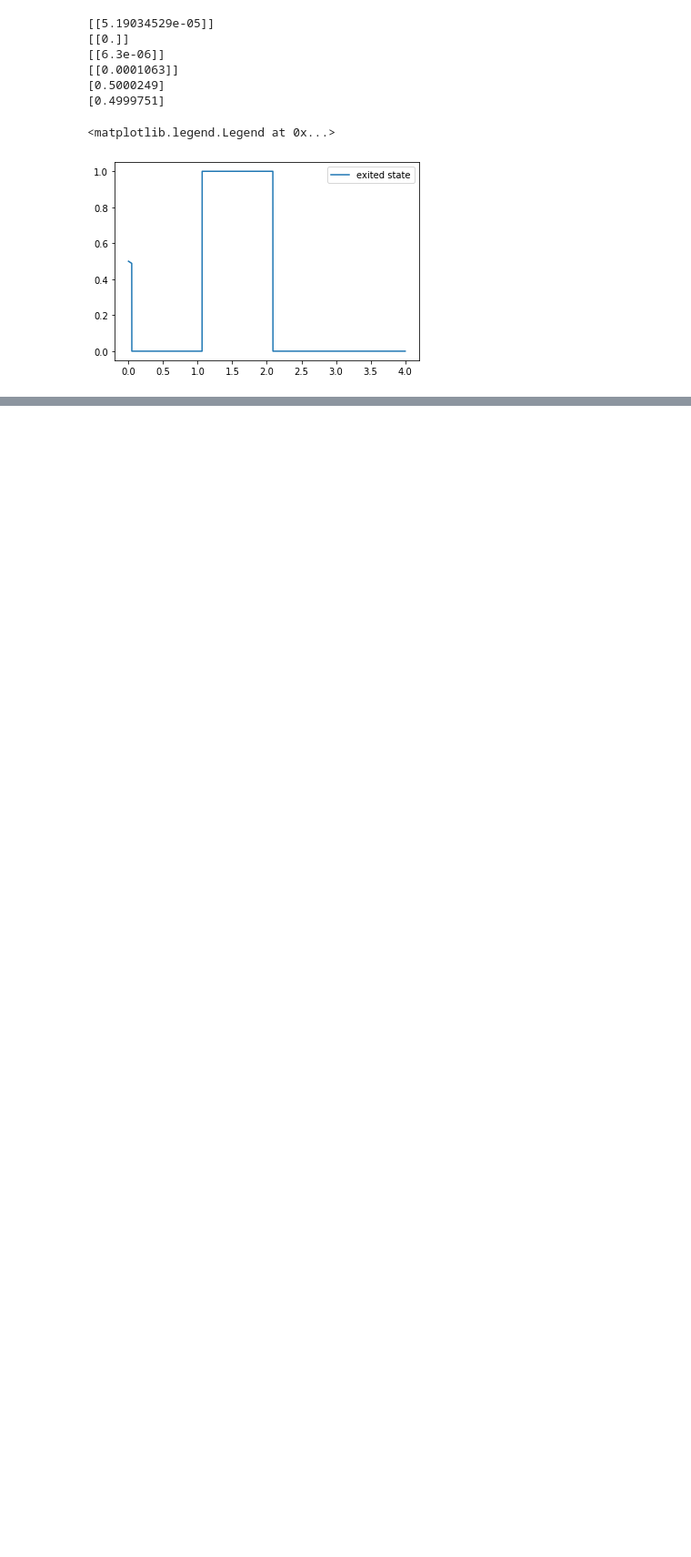
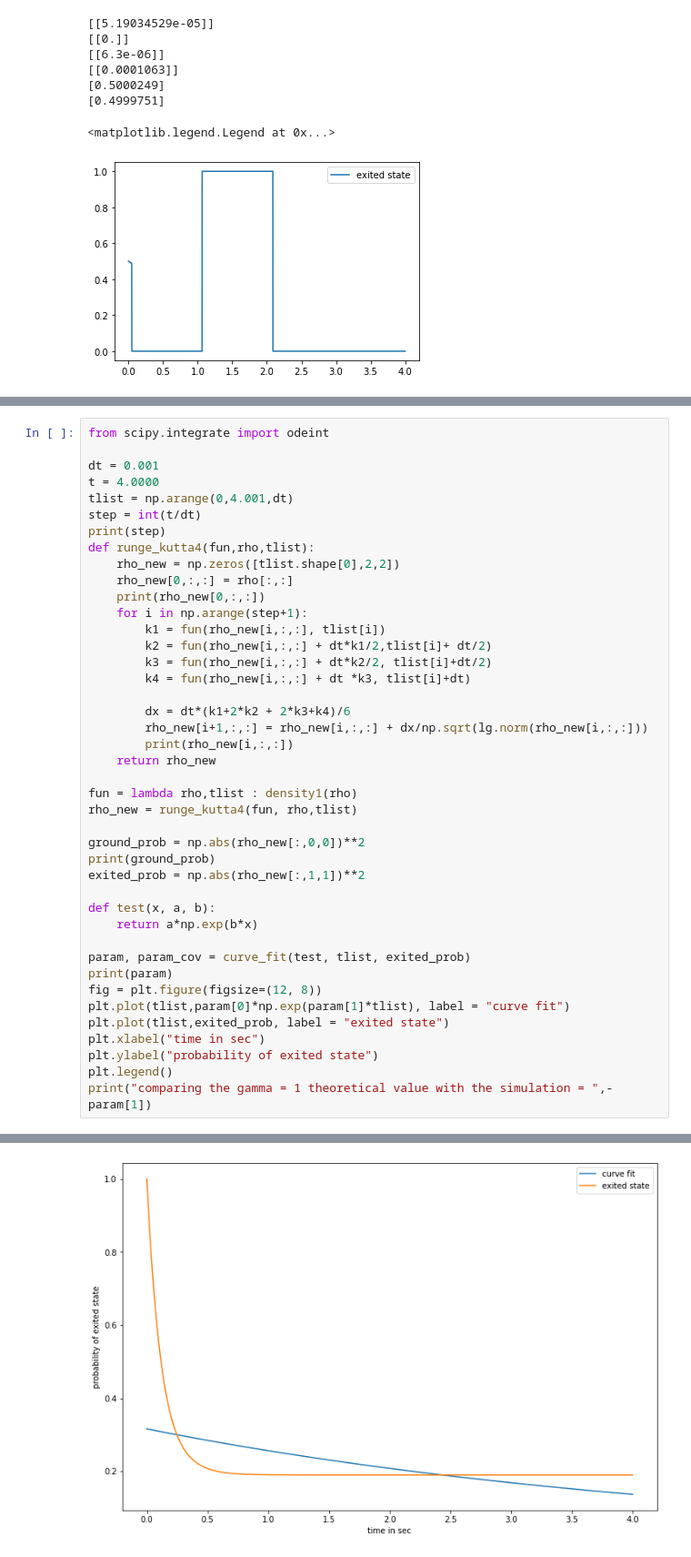
Before and after one commit to ubsuny/superconducting-qubit-raspi2, a Jupyter notebook: quantum_Monte_carlo_wavefunction.ipynb, the cells around one changed output, grey strips where cells are left out. Shown: that part at 91% size. Saved outputs shown, nothing was run; the diff lists cells and outputs as text; blank space fills up the shorter version.

```diff
--- a/quantum_Monte_carlo_wavefunction.ipynb
+++ b/quantum_Monte_carlo_wavefunction.ipynb
@@ -356,0 +405,43 @@ plt.legend()
+# %%
+from scipy.integrate import odeint
+
+dt = 0.001
+t = 4.0000
+tlist = np.arange(0,4.001,dt)
+step = int(t/dt)
+print(step)
+def runge_kutta4(fun,rho,tlist):
+    rho_new = np.zeros([tlist.shape[0],2,2])
+    rho_new[0,:,:] = rho[:,:]
+    print(rho_new[0,:,:])
+    for i in np.arange(step+1):
+        k1 = fun(rho_new[i,:,:], tlist[i])
+        k2 = fun(rho_new[i,:,:] + dt*k1/2,tlist[i]+ dt/2)
+        k3 = fun(rho_new[i,:,:] + dt*k2/2, tlist[i]+dt/2)
+        k4 = fun(rho_new[i,:,:] + dt *k3, tlist[i]+dt)
+
+        dx = dt*(k1+2*k2 + 2*k3+k4)/6
+        rho_new[i+1,:,:] = rho_new[i,:,:] + dx/np.sqrt(lg.norm(rho_new[i,:,:]))
+        print(rho_new[i,:,:])
+    return rho_new
+
+fun = lambda rho,tlist : density1(rho)
+rho_new = runge_kutta4(fun, rho,tlist)
+
+ground_prob = np.abs(rho_new[:,0,0])**2
+print(ground_prob)
+exited_prob = np.abs(rho_new[:,1,1])**2
+
+def test(x, a, b):
+    return a*np.exp(b*x)
+
+param, param_cov = curve_fit(test, tlist, exited_prob)
+print(param)
+fig = plt.figure(figsize=(12, 8))
+plt.plot(tlist,param[0]*np.exp(param[1]*tlist), label = "curve fit")
+plt.plot(tlist,exited_prob, label = "exited state")
+plt.xlabel("time in sec")
+plt.ylabel("probability of exited state")
+plt.legend()
+print("comparing the gamma = 1 theoretical value with the simulation = ",-param[1])
+# %% [output]
@@ -356,0 +482 @@ plt.legend()
+[figure, added]
```
Also changed, not shown: parts of 12 cells of this notebook.
